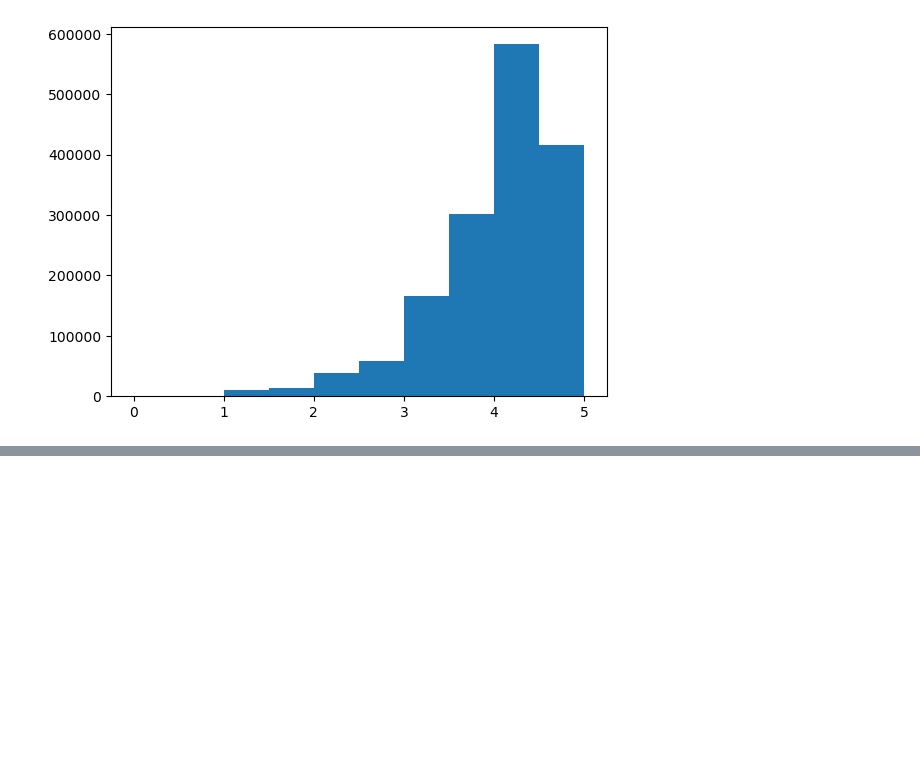
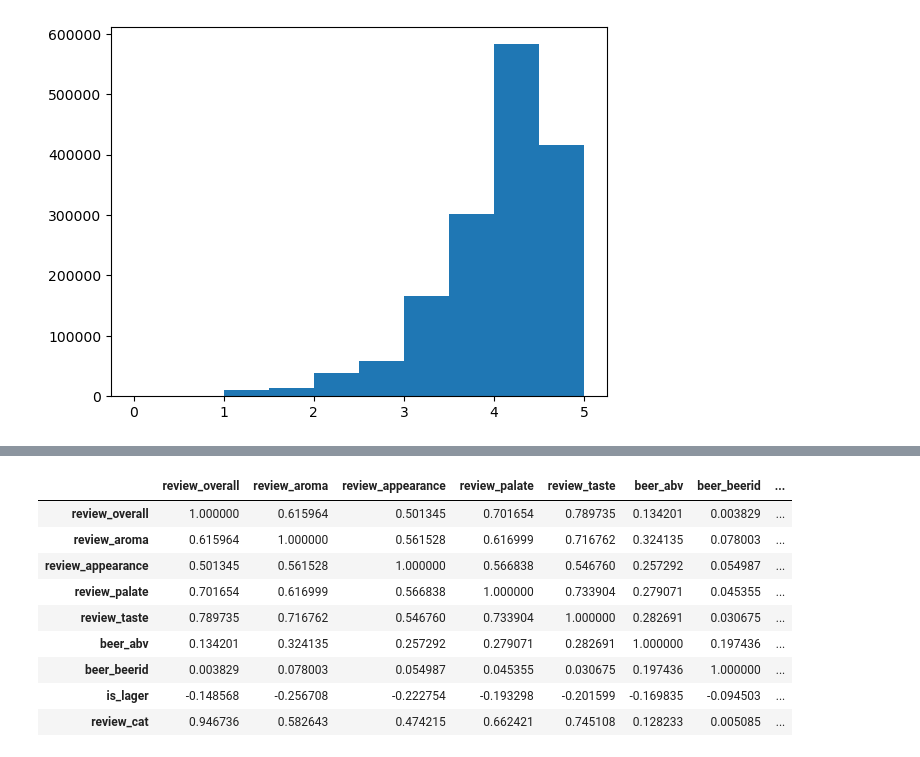
Before and after one commit to DerekBixby/beer_project, a Jupyter notebook: test.ipynb, the cells around one changed output, grey strips where cells are left out. Cells and saved outputs as stored; diff of their text form; code cells hidden in the pictures; blank space fills up the shorter version.

```diff
--- a/test.ipynb
+++ b/test.ipynb
@@ -467,0 +459,13 @@ sns.lmplot(x='review_overall', y='beer_abv', data=df, scatter=True, hue='is_lage
+# %%
+train.corr()
+# %% [output]
+|  | review_overall | review_aroma | review_appearance | review_palate | review_taste | beer_abv | beer_beerid | ... |
+| review_overall | 1.000000 | 0.615964 | 0.501345 | 0.701654 | 0.789735 | 0.134201 | 0.003829 | ... |
+| review_aroma | 0.615964 | 1.000000 | 0.561528 | 0.616999 | 0.716762 | 0.324135 | 0.078003 | ... |
+| review_appearance | 0.501345 | 0.561528 | 1.000000 | 0.566838 | 0.546760 | 0.257292 | 0.054987 | ... |
+| review_palate | 0.701654 | 0.616999 | 0.566838 | 1.000000 | 0.733904 | 0.279071 | 0.045355 | ... |
+| review_taste | 0.789735 | 0.716762 | 0.546760 | 0.733904 | 1.000000 | 0.282691 | 0.030675 | ... |
+| beer_abv | 0.134201 | 0.324135 | 0.257292 | 0.279071 | 0.282691 | 1.000000 | 0.197436 | ... |
+| beer_beerid | 0.003829 | 0.078003 | 0.054987 | 0.045355 | 0.030675 | 0.197436 | 1.000000 | ... |
+| is_lager | -0.148568 | -0.256708 | -0.222754 | -0.193298 | -0.201599 | -0.169835 | -0.094503 | ... |
+| review_cat | 0.946736 | 0.582643 | 0.474215 | 0.662421 | 0.745108 | 0.128233 | 0.005085 | ... |
```
Also changed, not shown: parts of 54 cells of this notebook.
